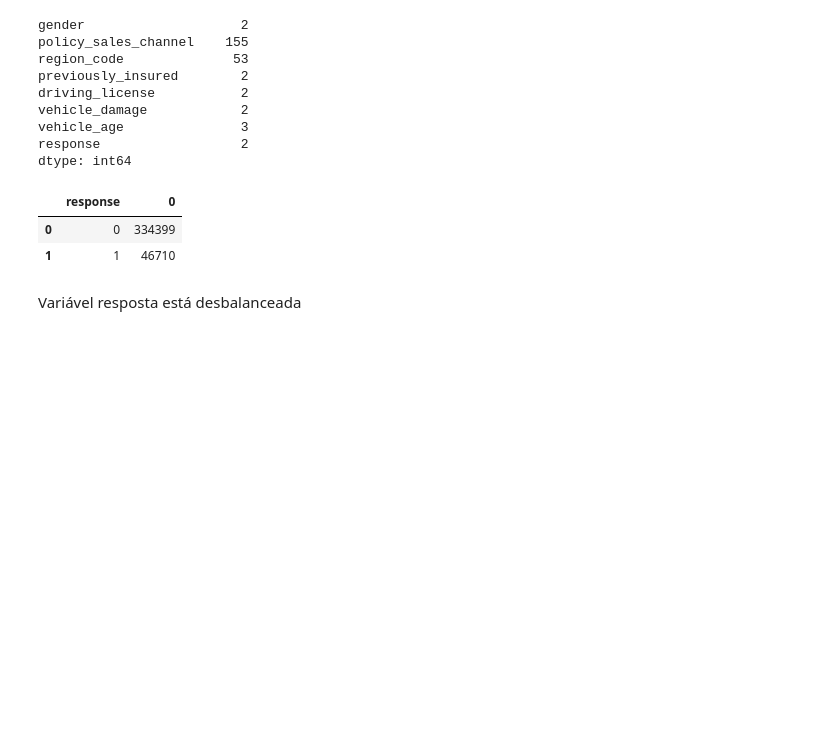
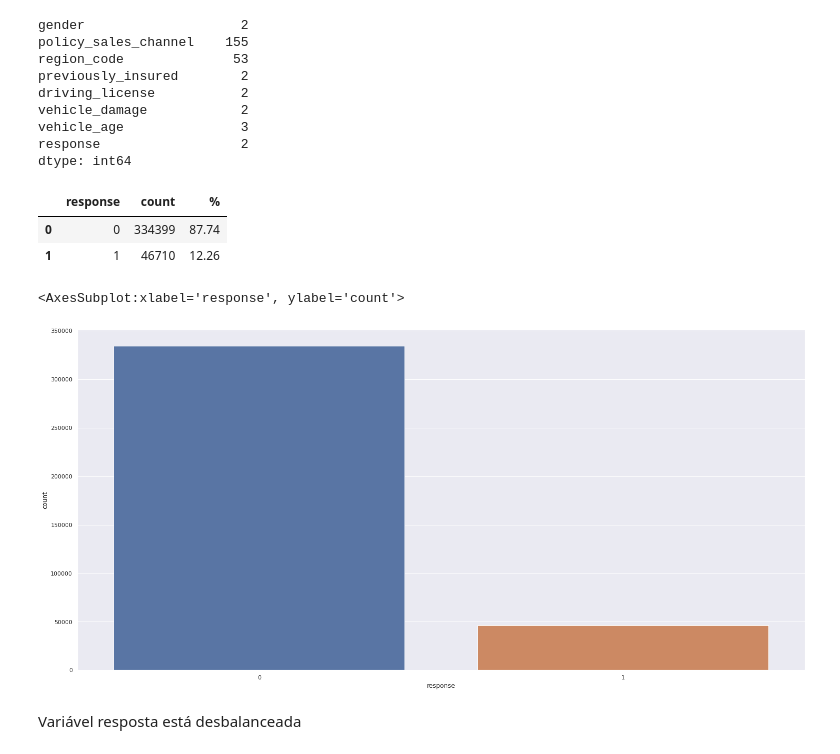
Before and after one commit to lavinomenezes/PA004, a Jupyter notebook: PA04_Insurance_all_coleta_de_dados.ipynb, the cells around one changed output. Saved outputs shown, nothing was run; the diff lists cells and outputs as text; code cells hidden in the pictures; blank space fills up the shorter version.

Commit message:
data_preparation

```diff
--- a/PA04_Insurance_all_coleta_de_dados.ipynb
+++ b/PA04_Insurance_all_coleta_de_dados.ipynb
@@ -160,12 +160,20 @@ vehicle_damage            2
 vehicle_age               3
 response                  2
 dtype: int64
-# %%
-cat_atributtes[['response']].value_counts().reset_index()
-# %% [output]
-|  | response | 0 |
-| 0 | 0 | 334399 |
-| 1 | 1 | 46710 |
+# %%
+resp = cat_atributtes[['response']].value_counts().reset_index()
+resp["%"] =round( resp[0]/resp[0].sum()*100,2)
+resp.columns=['response','count','%']
+resp
+# %% [output]
+|  | response | count | % |
+| 0 | 0 | 334399 | 87.74 |
+| 1 | 1 | 46710 | 12.26 |
+# %%
+sns.barplot(x='response',y='count',data=resp)
+# %% [output]
+<AxesSubplot:xlabel='response', ylabel='count'>
+[figure, added]
 # %% [markdown]
 Variável resposta está desbalanceada
 # %%
```
Also changed, not shown: parts of 10 cells of this notebook, 1 other file.
